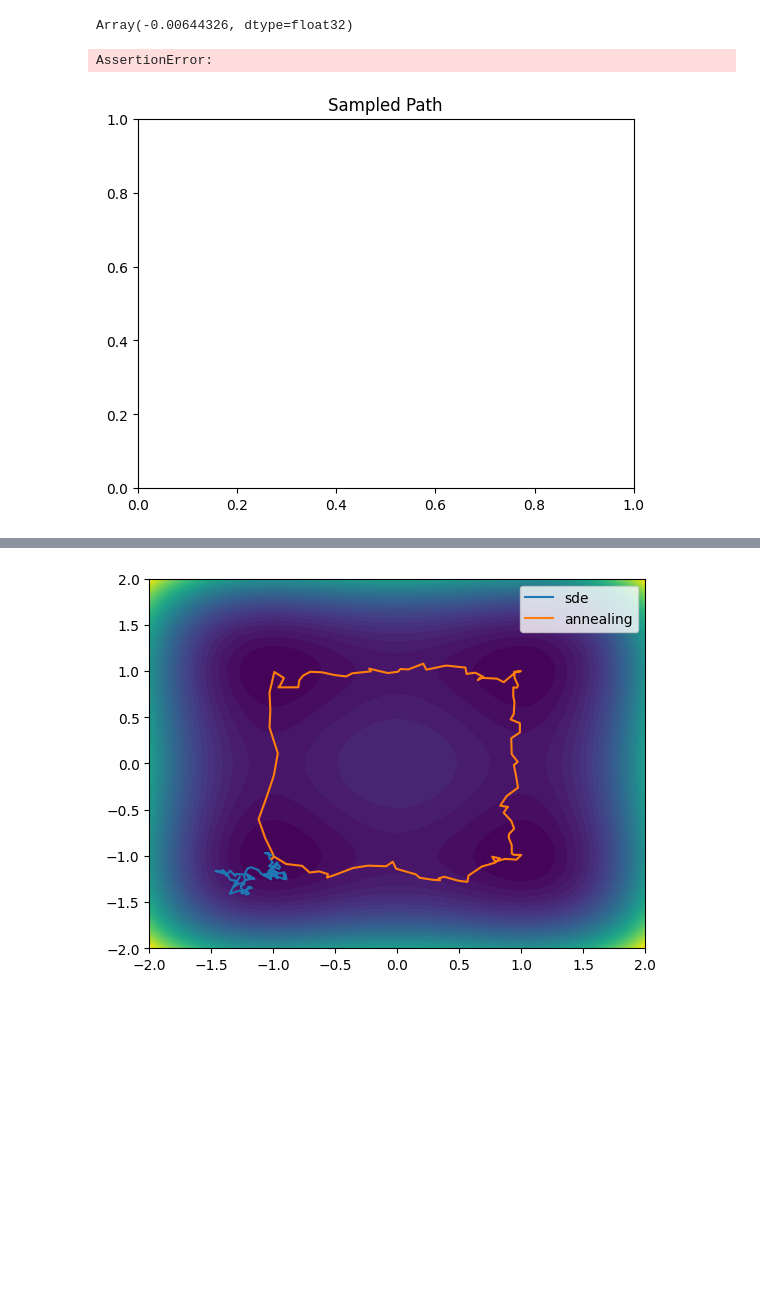
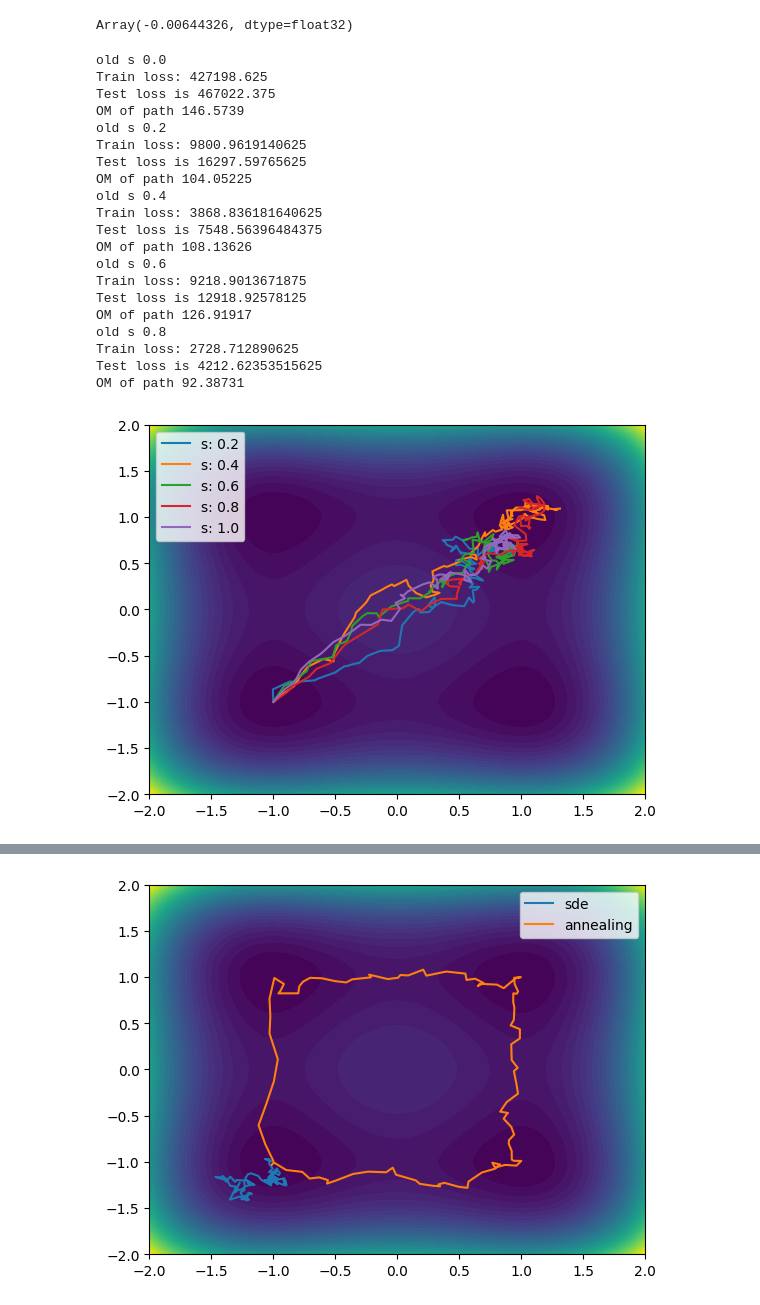
Before and after one commit to reubenharry/path_sampling, a Jupyter notebook: src/path_sampling_nb 2D.ipynb, the cells around one changed output, grey strips where cells are left out. Cells and saved outputs as stored; diff of their text form; code cells hidden in the pictures; blank space fills up the shorter version.

```diff
--- a/src/path_sampling_nb 2D.ipynb
+++ b/src/path_sampling_nb 2D.ipynb
@@ -300,52 +285,68 @@ easy (2,)
 (2, 2)
 Array(-0.00644326, dtype=float32)
 # %%
-from path_sampling import dfdt, div_f, update
-
-
 key = jax.random.key(0)
 # b = uref # initialize b as uref
-# schedule = [0.1,0.2,0.3,0.4,0.5,0.6,0.7,0.8,0.9,1.0] # , 0.2, 0.3, 0.4, 0.5, 0.6, 0.7, 0.8, 0.9, 1.0]
-# schedule = [0.1,0.2,0.3,0.4,0.5,0.6,0.7,0.8,0.9,1.0] # , 0.2, 0.3, 0.4, 0.5, 0.6, 0.7, 0.8, 0.9, 1.0]
-schedule = [0.1] # , 0.2, 0.3, 0.4, 0.5, 0.6, 0.7, 0.8, 0.9, 1.0]
+schedule = [0.2, 0.4, 0.6, 0.8, 1.0] # , 0.2, 0.3, 0.4, 0.5, 0.6, 0.7, 0.8, 0.9, 1.0]
 dbds = MLP([6,20,20,2], key=jax.random.key(0))
 
-def I_UREF_TPS(x, time, uref):
+from path_sampling import dfdt, div_f, update_non_amortized
+
+def I(x, time, uref):
     x = x.reshape((-1, ndims))
-    dt = time[1]-time[0]
+    dt = time[1]
     dxdts = dfdt(x, dt)
     div_us = div_f(x, time, uref)
     out = jax.vmap(lambda xt,t, div_u, dxdt : 0.5*dt*(0.5*(dxdt - uref(xt, t)).dot(dxdt - uref(xt, t)) + 0.5*div_u)) (x, time, div_us, dxdts)
     return jnp.sum(out)
 
 b = uref_2d
 A = 0
-plt.figure()
-plt.title("Sampled Path")
 for i, s in enumerate(schedule):
 
 
 
     key = jax.random.fold_in(key, i)
 
     # update b -> b + dbds
-    dbds, A = update(
-        uref=b, # lambda x, t : jnp.array([0.0]),
+    b, A = update_non_amortized(
+        b=b, # lambda x, t : jnp.array([0.0]),
         J=(lambda x, y: (1/0.1**2)*jnp.linalg.norm(x[-1]- np.array([1,1]))**2),
-        # J=(lambda x, y: (1/0.1**2)*(jnp.linalg.norm(x[-1]- np.array([1,1]))**2 + jnp.linalg.norm(x[50]- np.array([1,-1]))**2) ) ,
+        # J=(lambda x, y: (1/0.1**2)*jnp.linalg.norm(x[-1]- np.array([1,1]))**2),
         dbds=dbds,
         hyperparams={'dt': 0.001, 'num_steps': 100, 'num_training_steps' : 1000, 'batch_size' :200},
         key=key,
         schedule=schedule,
         i=i,
-        I=I_UREF_TPS,
+        I=I,
         A=A,
+        rho=lambda key: jnp.zeros((2,))-1.,
+        ndims=2
     )
 
 # potential(jnp.array([0.0]))
 
 # jax.grad(lambda x:jnp.sum(x**2))(jnp.array([4.0]))
 # uref(jnp.array([0.0]), 0.0)
 # %% [output]
-AssertionError:
+old s 0.0
+Train loss: 427198.625
+Test loss is 467022.375
+OM of path 146.5739
+old s 0.2
+Train loss: 9800.9619140625
+Test loss is 16297.59765625
+OM of path 104.05225
+old s 0.4
+Train loss: 3868.836181640625
+Test loss is 7548.56396484375
+OM of path 108.13626
+old s 0.6
+Train loss: 9218.9013671875
+Test loss is 12918.92578125
+OM of path 126.91917
+old s 0.8
+Train loss: 2728.712890625
+Test loss is 4212.62353515625
+OM of path 92.38731
-[figure, old version]
+[figure, new version]
```
Also changed, not shown: parts of 3 cells of this notebook.
